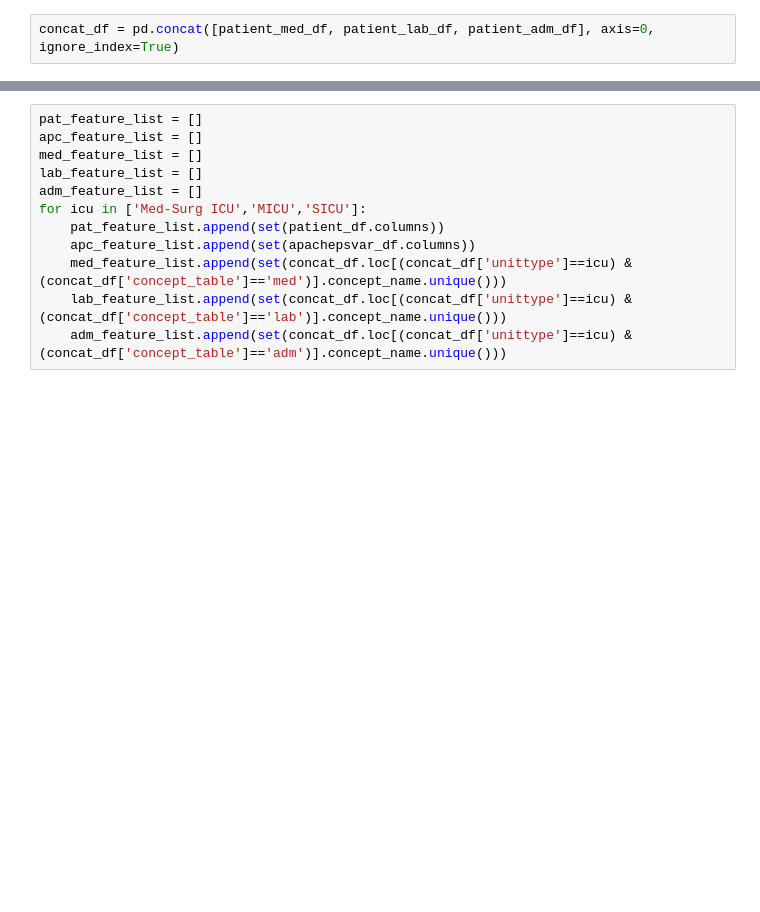
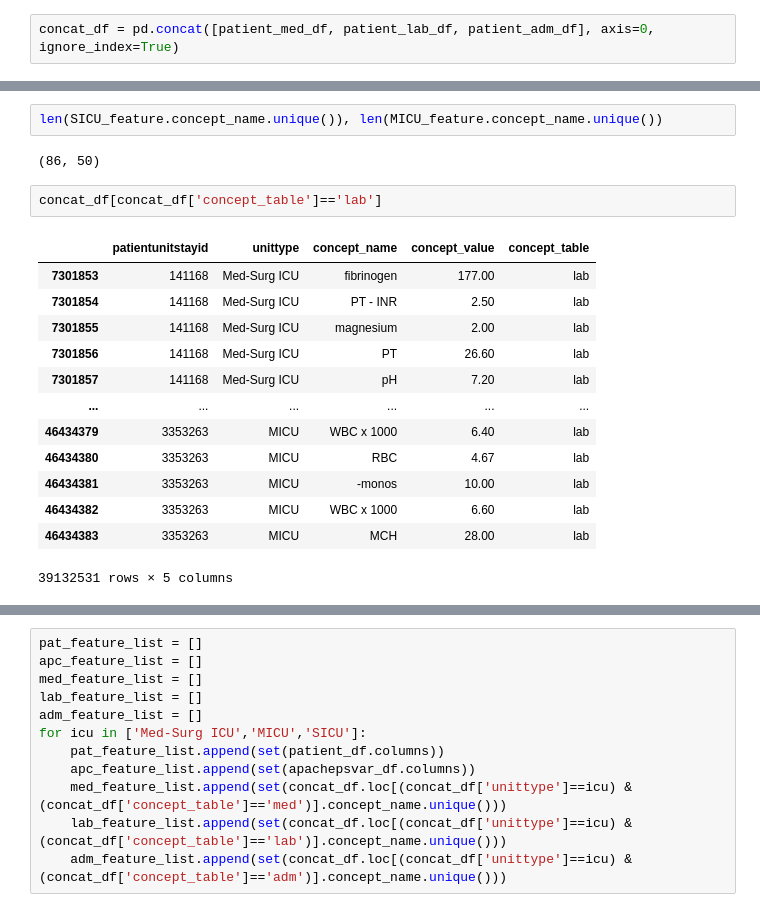
Before and after one commit to NeighborHeo/PPFL, a Jupyter notebook: 1_importsql/0_readDB.ipynb, the cells around one changed output, grey strips where cells are left out. Cells and saved outputs as stored; diff of their text form; blank space fills up the shorter version.

```diff
--- a/1_importsql/0_readDB.ipynb
+++ b/1_importsql/0_readDB.ipynb
@@ -154,0 +167,20 @@ df
+# %%
+len(SICU_feature.concept_name.unique()), len(MICU_feature.concept_name.unique())
+# %% [output]
+(86, 50)
+# %%
+concat_df[concat_df['concept_table']=='lab']
+# %% [output]
+|  | patientunitstayid | unittype | concept_name | concept_value | concept_table |
+| 7301853 | 141168 | Med-Surg ICU | fibrinogen | 177.00 | lab |
+| 7301854 | 141168 | Med-Surg ICU | PT - INR | 2.50 | lab |
+| 7301855 | 141168 | Med-Surg ICU | magnesium | 2.00 | lab |
+| 7301856 | 141168 | Med-Surg ICU | PT | 26.60 | lab |
+| 7301857 | 141168 | Med-Surg ICU | pH | 7.20 | lab |
+| ... | ... | ... | ... | ... | ... |
+| 46434379 | 3353263 | MICU | WBC x 1000 | 6.40 | lab |
+| 46434380 | 3353263 | MICU | RBC | 4.67 | lab |
+| 46434381 | 3353263 | MICU | -monos | 10.00 | lab |
+| 46434382 | 3353263 | MICU | WBC x 1000 | 6.60 | lab |
+| 46434383 | 3353263 | MICU | MCH | 28.00 | lab |
+39132531 rows × 5 columns
```
Also changed, not shown: parts of 18 cells of this notebook, 3 other files.
